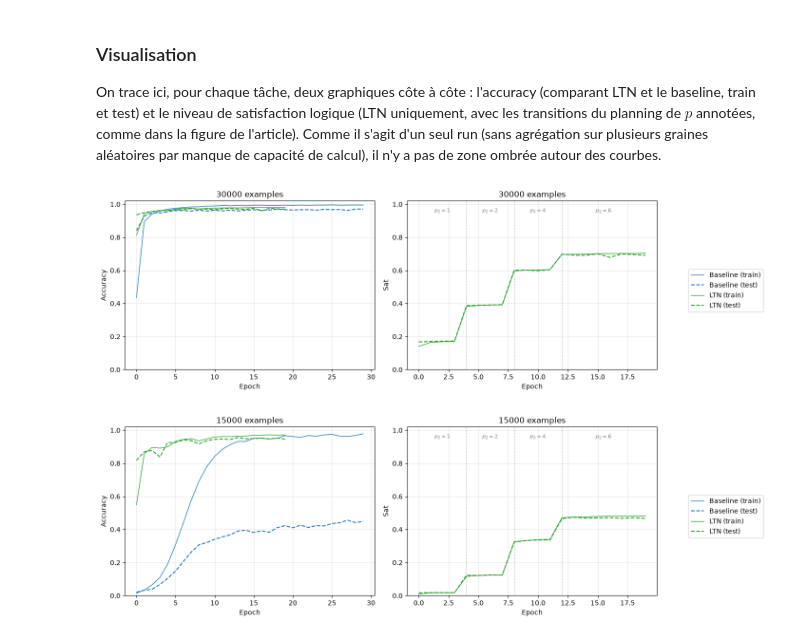
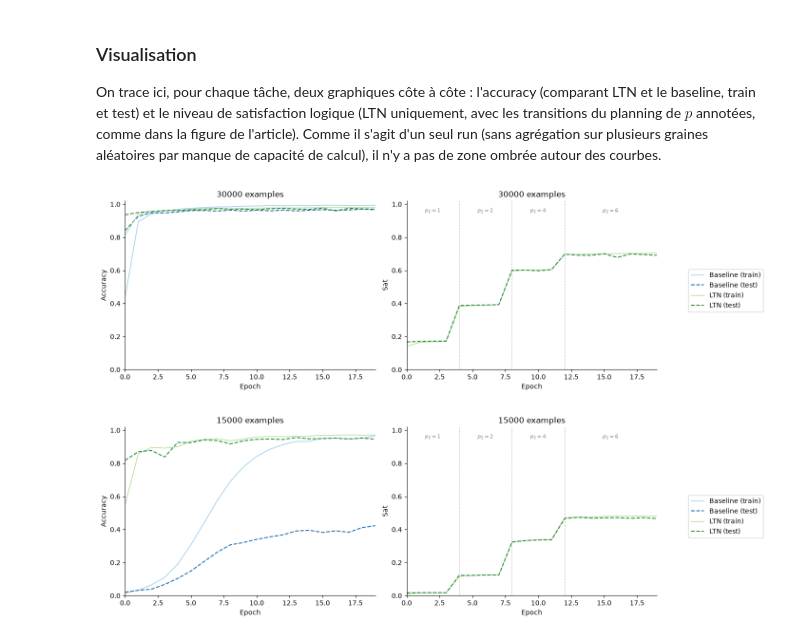
Before and after one commit to vleonel-junior/LTN-TP, a Jupyter notebook: code/examples/4-semi-supervised_pattern_recognition.ipynb, the cells around one changed output. Drawn from its saved outputs; the diff is of its cells as text; code cells hidden in the pictures.

```diff
--- a/code/examples/4-semi-supervised_pattern_recognition.ipynb
+++ b/code/examples/4-semi-supervised_pattern_recognition.ipynb
@@ -2188,41 +2188,59 @@ On trace ici, pour chaque tâche, deux graphiques côte à côte : l'accuracy (c
 # %%
 import matplotlib.pyplot as plt
 
 def plot_task_with_baseline(history_ltn, history_baseline, title,
-                             p_transitions=(4, 8, 12), p_labels=(1, 2, 4, 6)):
-    epochs_ltn = range(len(history_ltn["train_acc"]))
-    epochs_baseline = range(len(history_baseline["train_acc"]))
+                             p_transitions=(4, 8, 12), p_labels=(1, 2, 4, 6),
+                             max_epochs=20):
+    epochs = range(max_epochs)
     fig, axes = plt.subplots(1, 2, figsize=(12, 4.5))
 
-    # --- Accuracy : Baseline + LTN ---
+    colors = {
+        "baseline_train": "#8fc7e8", "baseline_test": "#1f6fb2",
+        "ltn_train": "#a8d98a", "ltn_test": "#2e8b3d",
+    }
+
+    # --- Accuracy ---
     ax = axes[0]
-    ax.plot(epochs_baseline, history_baseline["train_acc"], color="tab:blue", lw=1, label="Baseline (train)")
-    ax.plot(epochs_baseline, history_baseline["test_acc"], color="tab:blue", lw=1.5, ls="--", label="Baseline (test)")
-    ax.plot(epochs_ltn, history_ltn["train_acc"], color="tab:green", lw=1, label="LTN (train)")
-    ax.plot(epochs_ltn, history_ltn["test_acc"], color="tab:green", lw=1.5, ls="--", label="LTN (test)")
-    ax.set_ylim(0, 1.02); ax.set_xlabel("Epoch"); ax.set_ylabel("Accuracy")
-    ax.set_title(f"{title} examples"); ax.grid(alpha=0.3)
+    ax.plot(epochs, history_baseline["train_acc"][:max_epochs],
+             color=colors["baseline_train"], lw=1, label="Baseline (train)")
+    ax.plot(epochs, history_baseline["test_acc"][:max_epochs],
+             color=colors["baseline_test"], lw=1.5, ls="--", label="Baseline (test)")
+    ax.plot(epochs, history_ltn["train_acc"][:max_epochs],
+             color=colors["ltn_train"], lw=1, label="LTN (train)")
+    ax.plot(epochs, history_ltn["test_acc"][:max_epochs],
+             color=colors["ltn_test"], lw=1.5, ls="--", label="LTN (test)")
+    ax.set_ylim(0, 1.02); ax.set_xlim(0, max_epochs - 1)
+    ax.set_xlabel("Epoch"); ax.set_ylabel("Accuracy")
+    ax.set_title(f"{title} examples")
 
-    # --- Sat : LTN uniquement ---
+    # --- Sat ---
     ax = axes[1]
-    ax.plot(epochs_ltn, history_ltn["train_sat"], color="tab:green", lw=1, label="LTN (train)")
-    ax.plot(epochs_ltn, history_ltn["test_sat"], color="tab:green", lw=1.5, ls="--", label="LTN (test)")
+    ax.plot(epochs, history_ltn["train_sat"][:max_epochs],
+             color=colors["ltn_train"], lw=1, label="LTN (train)")
+    ax.plot(epochs, history_ltn["test_sat"][:max_epochs],
+             color=colors["ltn_test"], lw=1.5, ls="--", label="LTN (test)")
     for t in p_transitions:
         ax.axvline(t, color="grey", ls=":", lw=0.8)
-    boundaries = [0] + list(p_transitions) + [len(epochs_ltn) - 1]
+    boundaries = [0] + list(p_transitions) + [max_epochs - 1]
     for i, p in enumerate(p_labels):
         mid = (boundaries[i] + boundaries[i + 1]) / 2
         ax.text(mid, 0.95, f"$p_2={p}$", ha="center", fontsize=8, color="grey")
-    ax.set_ylim(0, 1.02); ax.set_xlabel("Epoch"); ax.set_ylabel("Sat")
-    ax.set_title(f"{title} examples"); ax.grid(alpha=0.3)
+    ax.set_ylim(0, 1.02); ax.set_xlim(0, max_epochs - 1)
+    ax.set_xlabel("Epoch"); ax.set_ylabel("Sat")
+    ax.set_title(f"{title} examples")
+
+    # Suppression des bordures haut/droite sur les deux axes
+    for a in axes:
+        a.spines["top"].set_visible(False)
+        a.spines["right"].set_visible(False)
 
     handles, labels_ = axes[0].get_legend_handles_labels()
     fig.legend(handles, labels_, loc="center right", bbox_to_anchor=(1.18, 0.5))
     plt.tight_layout()
     plt.show()
 
 plot_task_with_baseline(history_single, history_baseline_single, "30000")
 plot_task_with_baseline(history_multi, history_baseline_multi, "15000")
 # %% [output]
-[figure, old version]
+[figure, new version]
-[figure, old version]
+[figure, new version]
```
